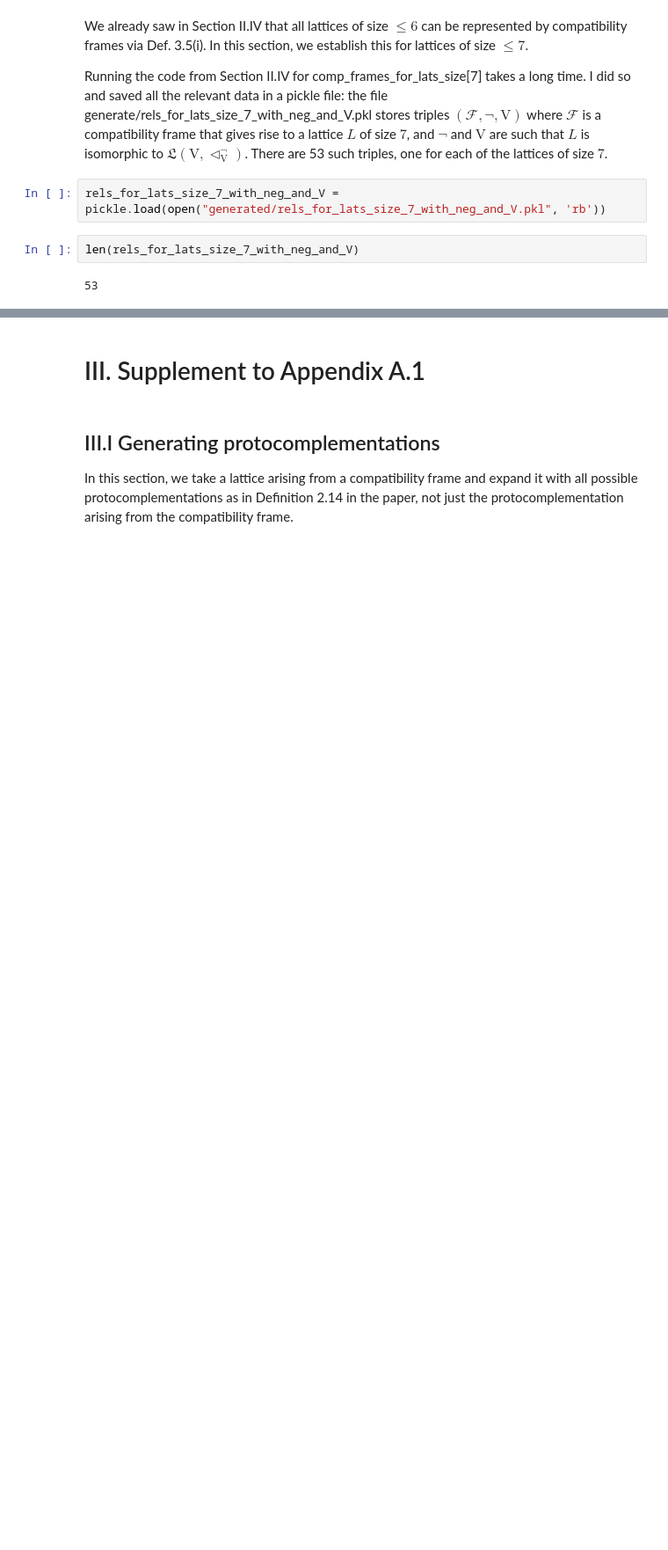
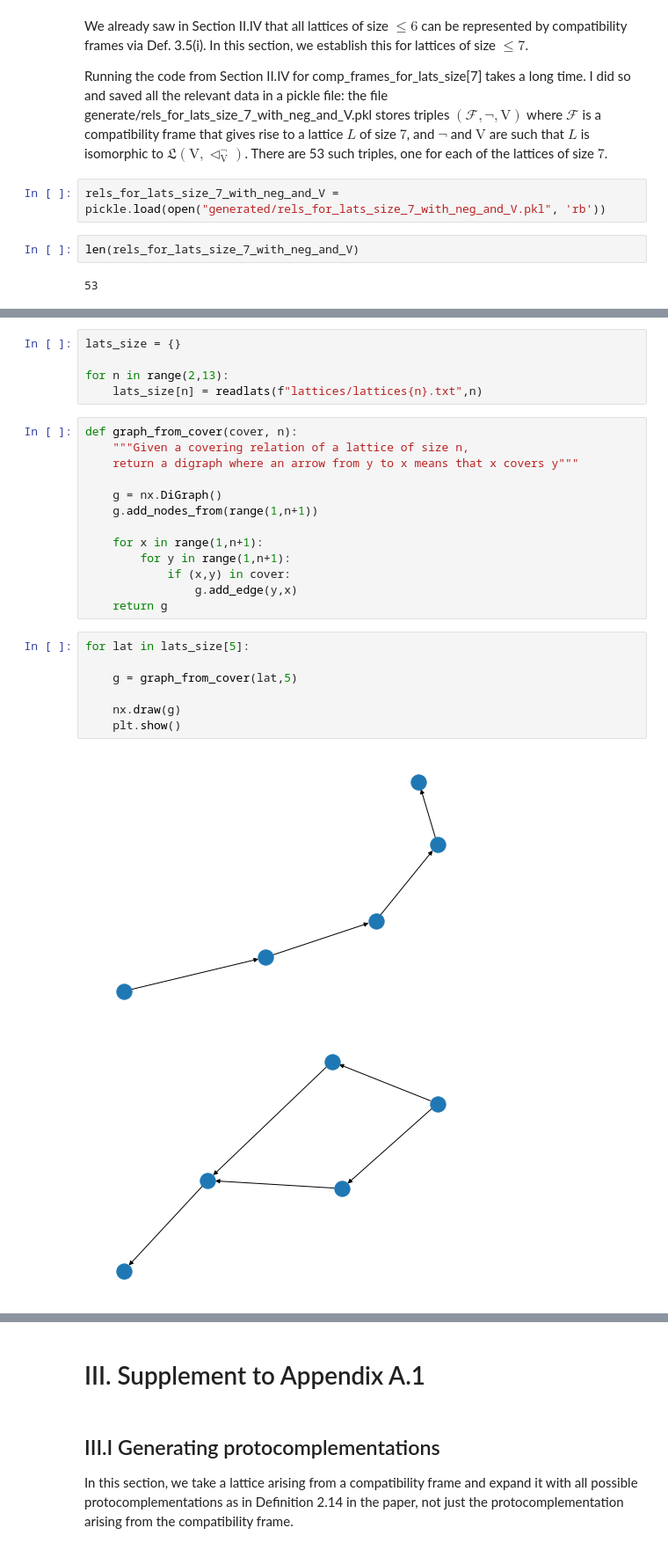
Before and after one commit to wesholliday/compat-frames, a Jupyter notebook: compat-frames.ipynb, the cells around one changed output, grey strips where cells are left out. Shown at 88% size. Saved outputs shown, nothing was run; the diff lists cells and outputs as text; blank space fills up the shorter version.

```diff
--- a/compat-frames.ipynb
+++ b/compat-frames.ipynb
@@ -1546,0 +1589,28 @@ Lattice of fixpoints: [(), (0, 1, 2, 3, 4), (1,), (0, 2), (1, 3), (0, 1, 2), (0,
+# %%
+lats_size = {}
+
+for n in range(2,13):
+    lats_size[n] = readlats(f"lattices/lattices{n}.txt",n)
+# %%
+def graph_from_cover(cover, n):
+    """Given a covering relation of a lattice of size n,
+    return a digraph where an arrow from y to x means that x covers y"""
+
+    g = nx.DiGraph()
+    g.add_nodes_from(range(1,n+1))
+
+    for x in range(1,n+1):
+        for y in range(1,n+1):
+            if (x,y) in cover:
+                g.add_edge(y,x)
+    return g
+# %%
+for lat in lats_size[5]:
+
+    g = graph_from_cover(lat,5)
+
+    nx.draw(g)
+    plt.show()
+# %% [output]
+[figure, added]
+[figure, added]
```
Also changed, not shown: parts of 38 cells of this notebook, 11 other files.
